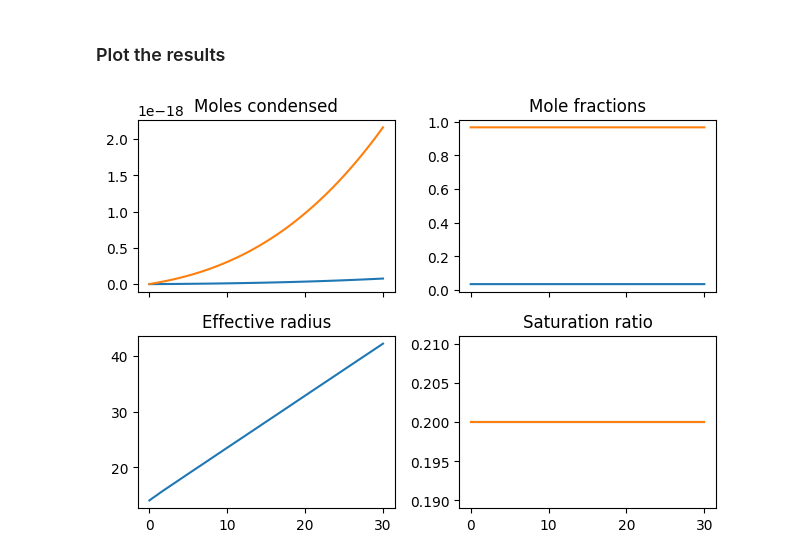
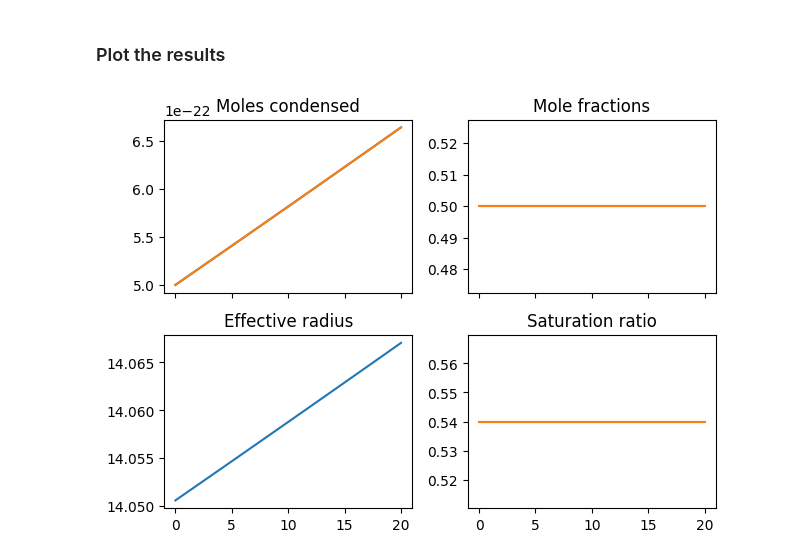
Before and after one commit to egor-demidov/multicomponent-condensation, a Jupyter notebook: two_components.ipynb, the cells around one changed output. Cells and saved outputs as stored; diff of their text form; code cells hidden in the pictures.

```diff
--- a/two_components.ipynb
+++ b/two_components.ipynb
@@ -39,9 +40,9 @@ A function that returns vapor saturation ratio as a function of time is defined.
 # %%
 def xi_function(t: float) -> np.ndarray[float]:
     return np.array([
-        0.2,   # saturation ratio of first component
-        0.2    # saturation ratio of second component
-    ])
+        1.08,   # saturation ratio of first component
+        1.08    # saturation ratio of second component
+    ]) * 0.5
 # %% [markdown]
 ### Create an instance of `MultiComponentSystem`
 
@@ -50,20 +51,21 @@ An instance of `MultiComponentSystem` is created by specifying the components an
 system = MultiComponentSystem(
     [
         ARO_1_COMPONENT,
-        ARO_2_COMPONENT
+        ARO_1_COMPONENT
     ],                  # the components
     xi_function,        # saturation ratio function
     14.0e-9,            # radius of the core
     1.0e-21,            # initial moles of condensate
     101_325.0,          # ambient (atmospheric) pressure
-    298.0               # ambient temperature
+    298.0,              # ambient temperature
+    SphericalModel()    # instance of the selected geometry model
 )
 # %% [markdown]
 ### Solve the ODE
 
 Integrate the ordinary differential equation that models vapor condensation on a sphere in the kinetic regime by using `scipy.integrate.solve_bvp` and the interface function `MultiComponentSystem.ode_function`.
 # %%
-duration = 30.0
+duration = 20.0
 
 sol = solve_ivp(
     system.ode_function,                    # reference to the function defining the ODE system
@@ -77,23 +79,23 @@ sol = solve_ivp(
 # %%
 mole_fractions = sol.y / np.sum(sol.y, axis=0)
 
 fig, axs = plt.subplots(2, 2, sharex=True)
 
 axs[0, 0].set_title('Moles condensed')
 axs[0, 0].plot(sol.t, sol.y[0, :])
 axs[0, 0].plot(sol.t, sol.y[1, :])
 
 axs[0, 1].set_title('Mole fractions')
 axs[0, 1].plot(sol.t, mole_fractions[0, :])
 axs[0, 1].plot(sol.t, mole_fractions[1, :])
 
 axs[1, 0].set_title('Effective radius')
-axs[1, 0].plot(sol.t, system.r_part(np.transpose(sol.y)) * 1e9)
+axs[1, 0].plot(sol.t, compute_r_part_effective(system.r_part_0, system.compute_condensed_phase_volume(np.transpose(sol.y))) * 1e9)
 
 axs[1, 1].set_title('Saturation ratio')
 axs[1, 1].plot(sol.t, [xi_function(t) for t in sol.t])
 
 plt.tight_layout()
 plt.show()
 # %% [output]
-[figure, old version]
+[figure, new version]
```
Also changed, not shown: parts of 2 cells of this notebook, 1 other file.
